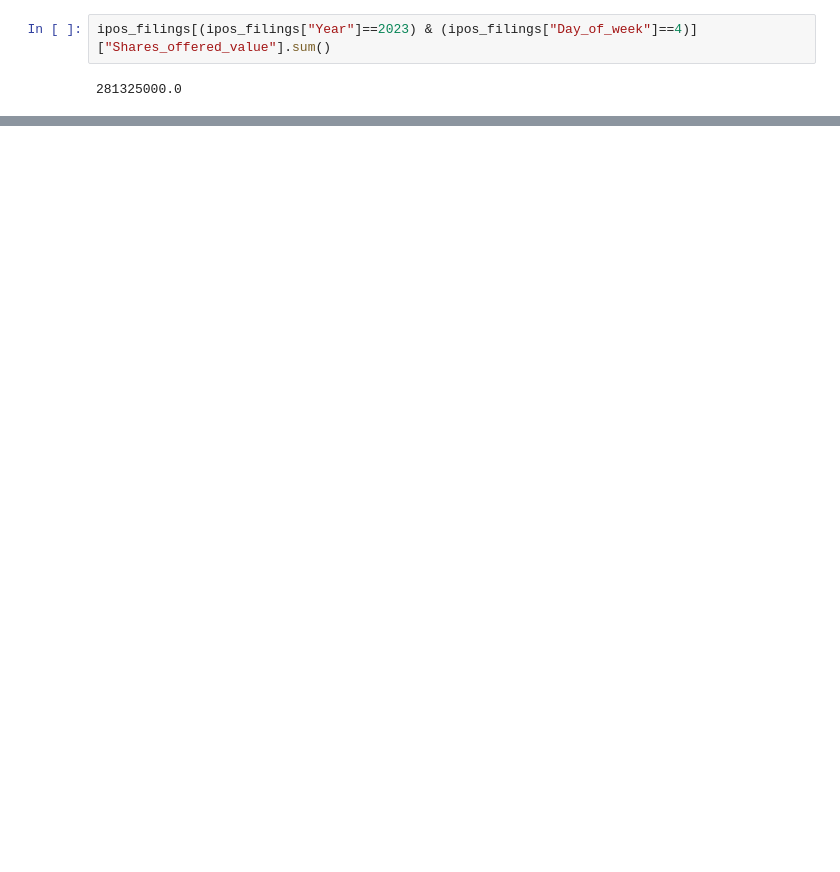
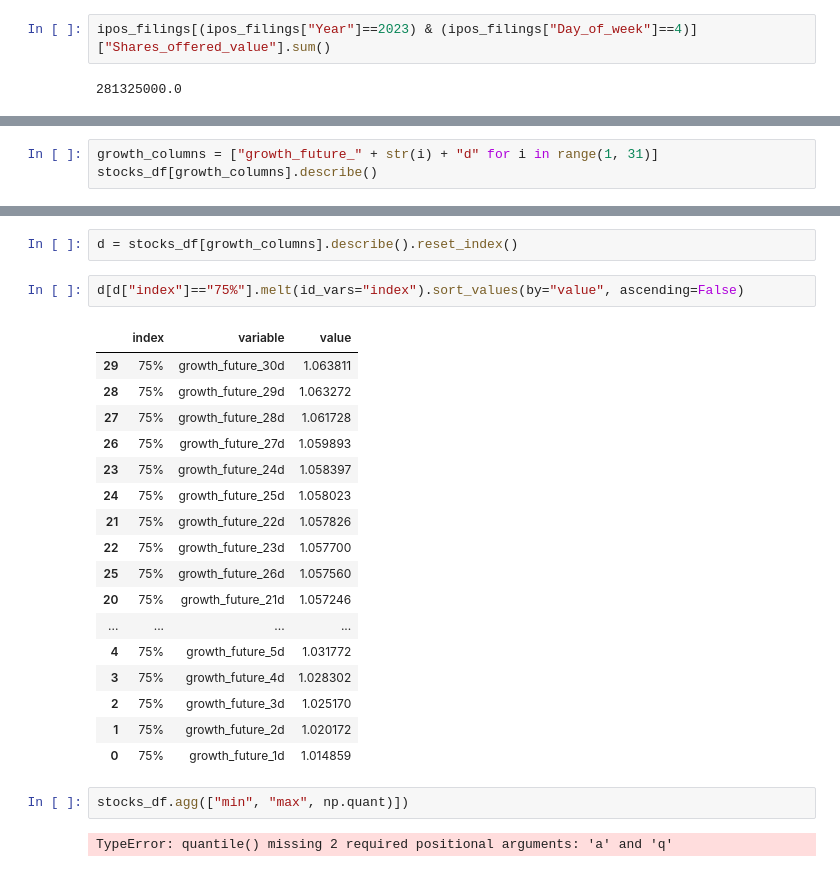
Before and after one commit to larsvasseldonk/stocky, a Jupyter notebook: cohort-2024/homework-2.ipynb, the cells around one changed output, grey strips where cells are left out. Cells and saved outputs as stored; diff of their text form; blank space fills up the shorter version.

```diff
--- a/cohort-2024/homework-2.ipynb
+++ b/cohort-2024/homework-2.ipynb
@@ -109,0 +267,3 @@ ipos_filings[(ipos_filings["Year"]==2023) & (ipos_filings["Day_of_week"]==4)]["S
+# %%
+growth_columns = ["growth_future_" + str(i) + "d" for i in range(1, 31)]
+stocks_df[growth_columns].describe()
@@ -109,0 +281,26 @@ ipos_filings[(ipos_filings["Year"]==2023) & (ipos_filings["Day_of_week"]==4)]["S
+# %%
+d = stocks_df[growth_columns].describe().reset_index()
+# %%
+d[d["index"]=="75%"].melt(id_vars="index").sort_values(by="value", ascending=False)
+# %% [output]
+|  | index | variable | value |
+| 29 | 75% | growth_future_30d | 1.063811 |
+| 28 | 75% | growth_future_29d | 1.063272 |
+| 27 | 75% | growth_future_28d | 1.061728 |
+| 26 | 75% | growth_future_27d | 1.059893 |
+| 23 | 75% | growth_future_24d | 1.058397 |
+| 24 | 75% | growth_future_25d | 1.058023 |
+| 21 | 75% | growth_future_22d | 1.057826 |
+| 22 | 75% | growth_future_23d | 1.057700 |
+| 25 | 75% | growth_future_26d | 1.057560 |
+| 20 | 75% | growth_future_21d | 1.057246 |
+| ... | ... | ... | ... |
+| 4 | 75% | growth_future_5d | 1.031772 |
+| 3 | 75% | growth_future_4d | 1.028302 |
+| 2 | 75% | growth_future_3d | 1.025170 |
+| 1 | 75% | growth_future_2d | 1.020172 |
+| 0 | 75% | growth_future_1d | 1.014859 |
+# %%
+stocks_df.agg(["min", "max", np.quant)])
+# %% [output]
+TypeError: quantile() missing 2 required positional arguments: 'a' and 'q'
```
Also changed, not shown: parts of 10 cells of this notebook.
